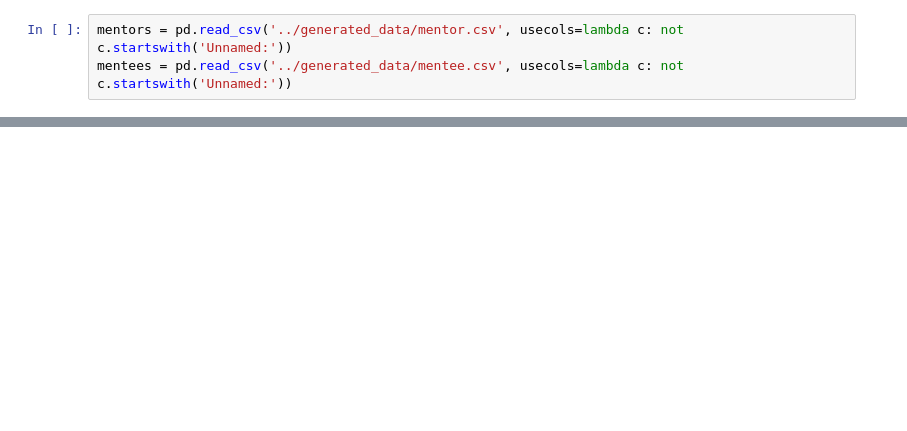
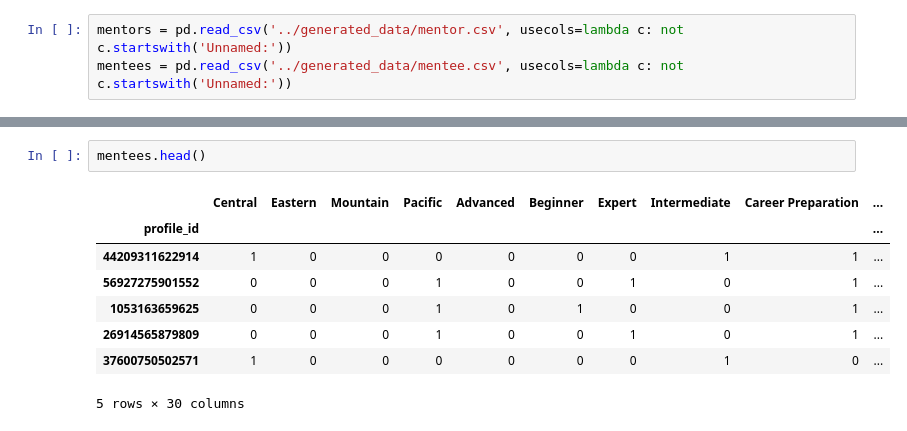
Before and after one commit to BloomTech-Labs/underdog-devs-ds-a, a Jupyter notebook: notebooks/KNN.ipynb, the cells around one changed output, grey strips where cells are left out. Drawn from its saved outputs; the diff is of its cells as text; blank space fills up the shorter version.

```diff
--- a/notebooks/KNN.ipynb
+++ b/notebooks/KNN.ipynb
@@ -53,3 +68,14 @@ mentors, mentees = ohe(mentors, mentees)
+# %%
+mentees.head()
+# %% [output]
+|  | Central | Eastern | Mountain | Pacific | Advanced | Beginner | Expert | Intermediate | Career Preparation | ... |
+| profile_id |  |  |  |  |  |  |  |  |  | ... |
+| 44209311622914 | 1 | 0 | 0 | 0 | 0 | 0 | 0 | 1 | 1 | ... |
+| 56927275901552 | 0 | 0 | 0 | 1 | 0 | 0 | 1 | 0 | 1 | ... |
+| 1053163659625 | 0 | 0 | 0 | 1 | 0 | 1 | 0 | 0 | 1 | ... |
+| 26914565879809 | 0 | 0 | 0 | 1 | 0 | 0 | 1 | 0 | 1 | ... |
+| 37600750502571 | 1 | 0 | 0 | 0 | 0 | 0 | 0 | 1 | 0 | ... |
+5 rows × 30 columns
 # %%
 #generate a fake review matrix
 reviews = sp.sparse.random(mentees.shape[0], mentors.shape[0], density=0.1, random_state=42)
```
Also changed, not shown: parts of 22 cells of this notebook, 1 other file.
